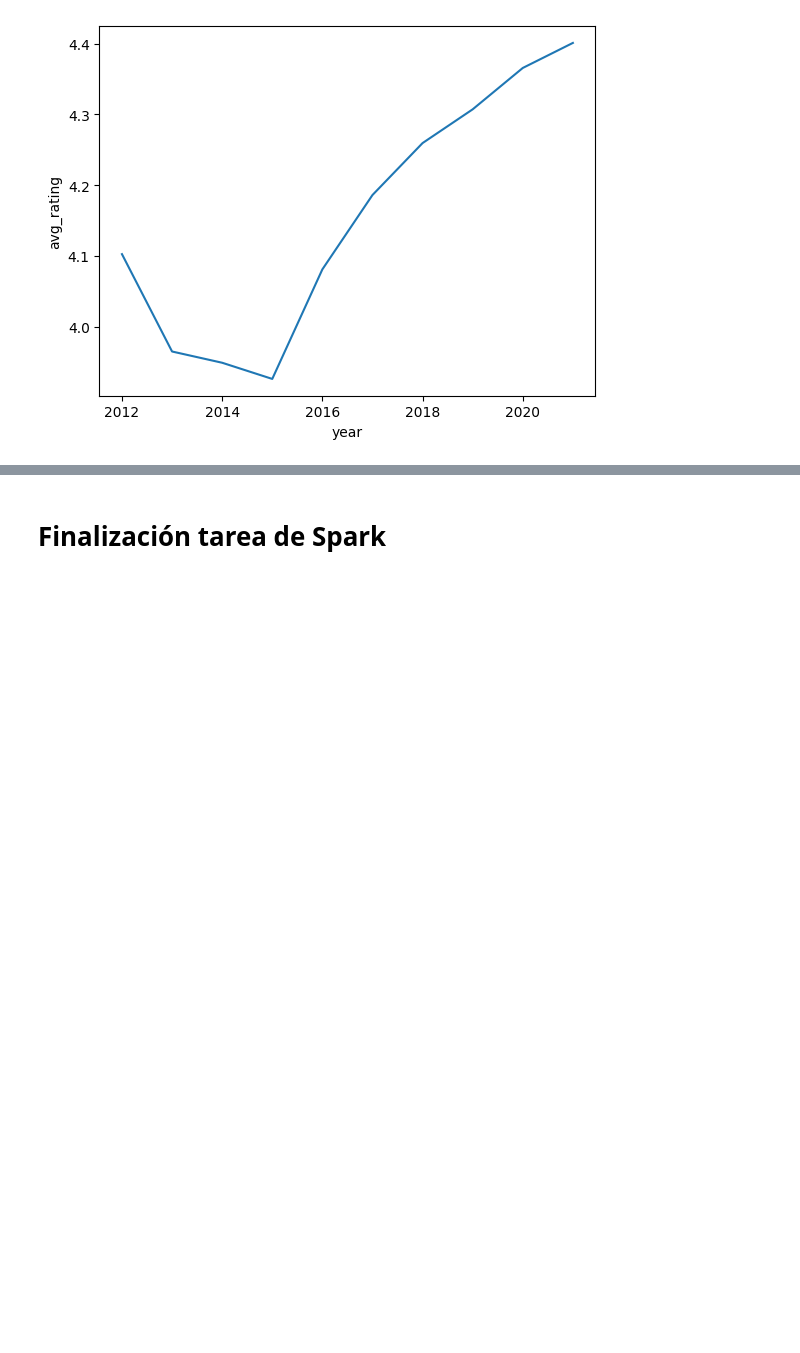
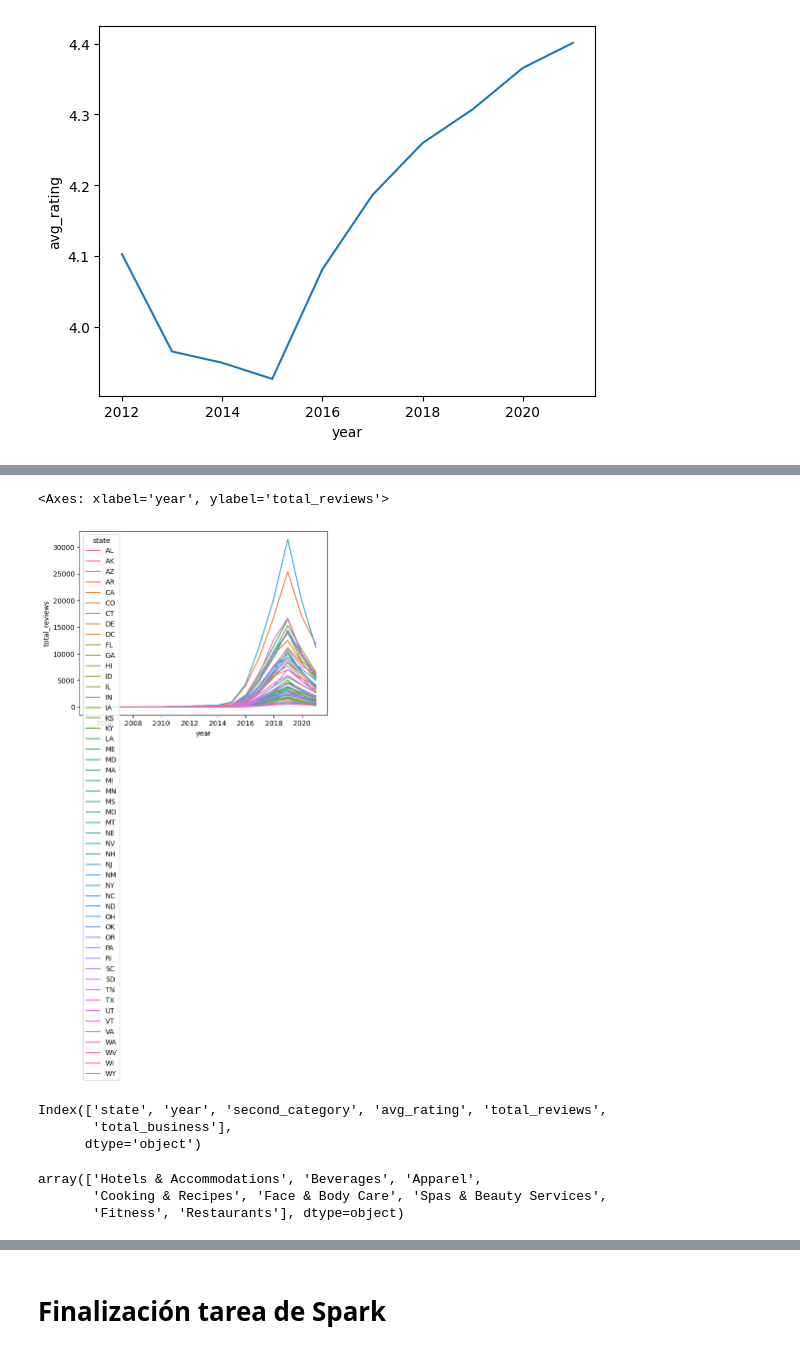
Before and after one commit to SDCaFlo/datapt11_pf_grupo02, a Jupyter notebook: ETL-google.ipynb, the cells around one changed output, grey strips where cells are left out. Saved outputs shown, nothing was run; the diff lists cells and outputs as text; code cells hidden in the pictures; blank space fills up the shorter version.

```diff
--- a/ETL-google.ipynb
+++ b/ETL-google.ipynb
@@ -1046,0 +1341,4 @@ sns.lineplot(data=reviews_pd_df.head(10), x="year", y="avg_rating")
+# %%
+filters = ((joint_df["second_category"]=='Beverages'))
+# %%
+filtered_df = joint_df[filters]
@@ -1046,0 +1363,17 @@ sns.lineplot(data=reviews_pd_df.head(10), x="year", y="avg_rating")
+# %%
+sns.lineplot(data=filtered_df, x="year", y="total_reviews", hue="state")
+# %% [output]
+<Axes: xlabel='year', ylabel='total_reviews'>
+[figure, added]
+# %%
+PA_df.columns
+# %% [output]
+Index(['state', 'year', 'second_category', 'avg_rating', 'total_reviews',
+       'total_business'],
+      dtype='object')
+# %%
+joint_df["second_category"].unique()
+# %% [output]
+array(['Hotels & Accommodations', 'Beverages', 'Apparel',
+       'Cooking & Recipes', 'Face & Body Care', 'Spas & Beauty Services',
+       'Fitness', 'Restaurants'], dtype=object)
```
Also changed, not shown: parts of 36 cells of this notebook.
